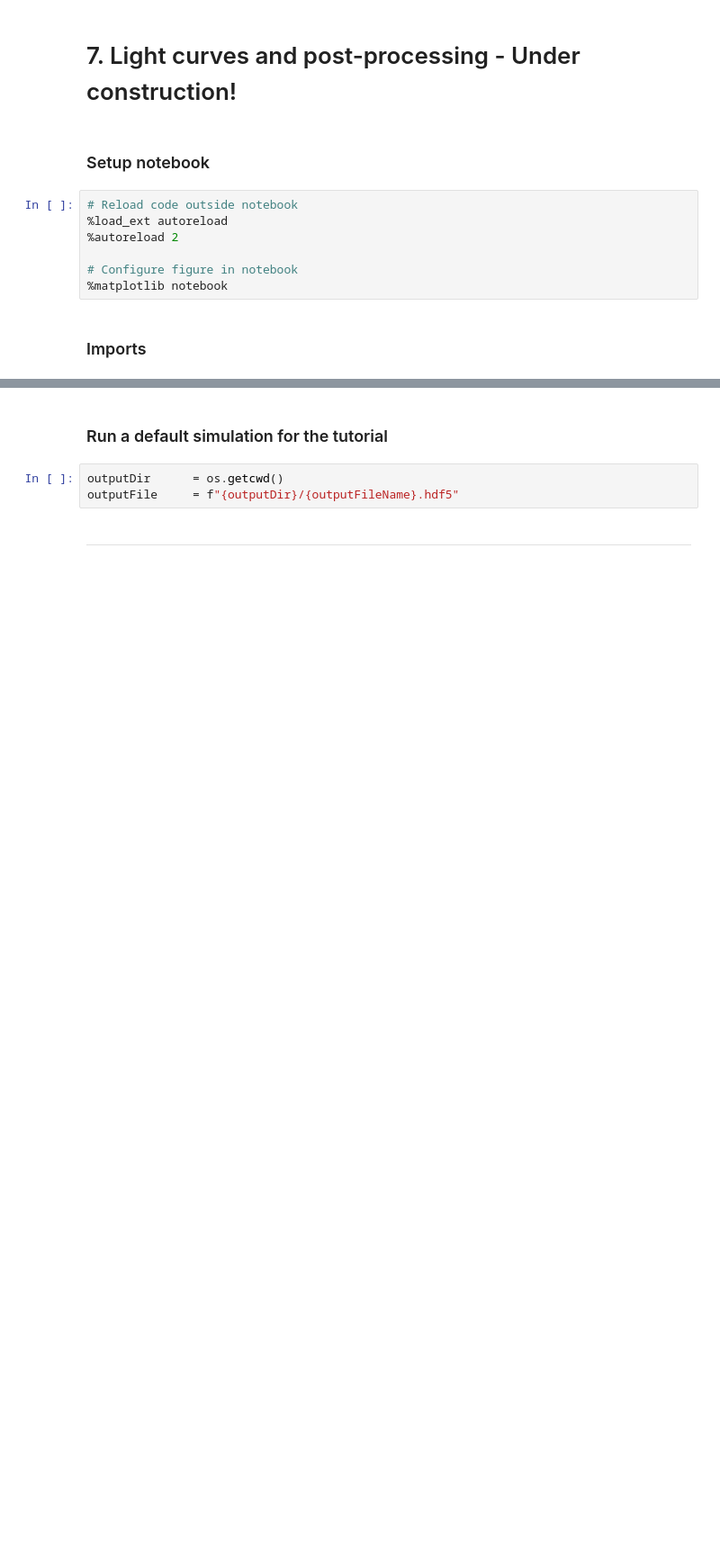
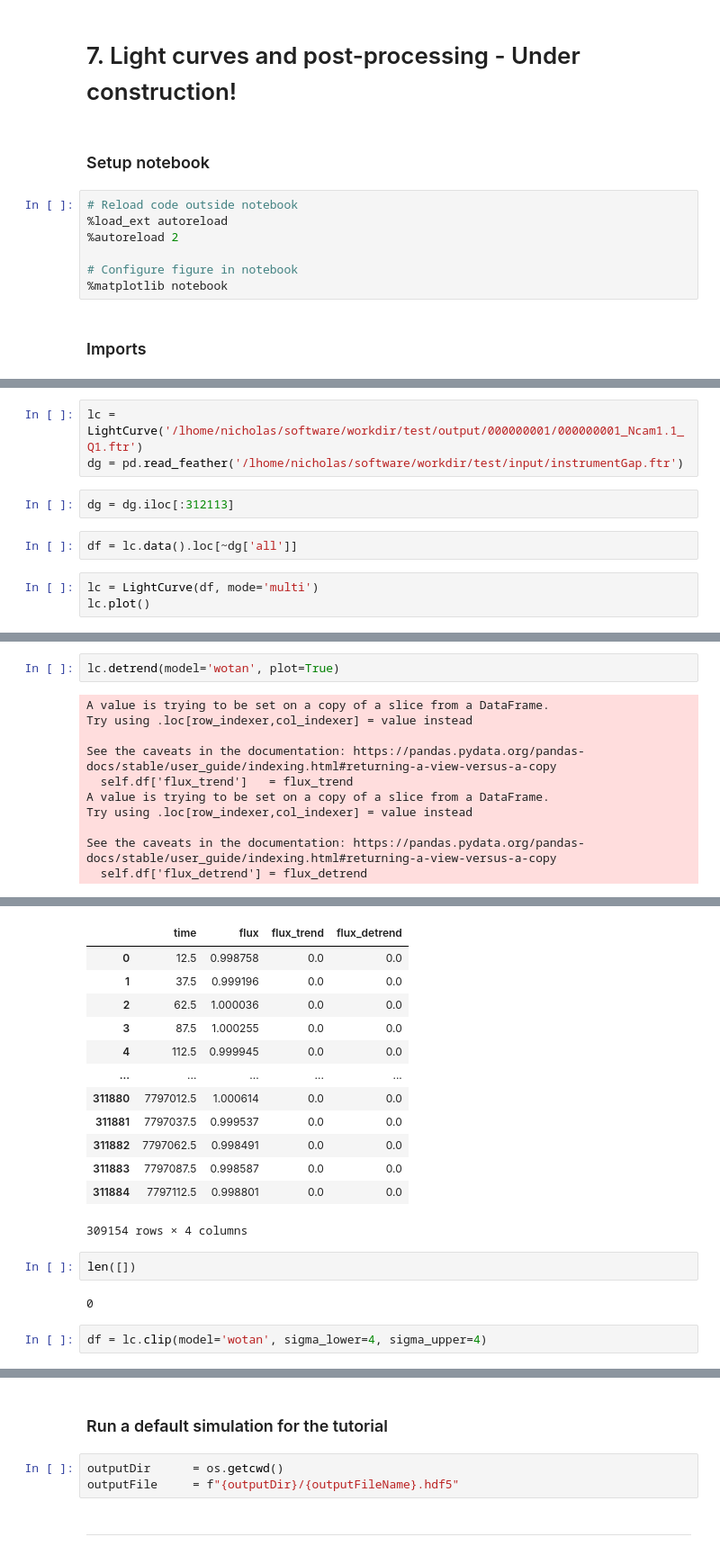
Before and after one commit to ivs-kuleuven/platosim3, a Jupyter notebook: docs/compose/07_PLATOnium/07_PLATOniumPostProcessing.ipynb, the cells around one changed output, grey strips where cells are left out. Shown at 90% size. Drawn from its saved outputs; the diff is of its cells as text; blank space fills up the shorter version.

```diff
--- a/docs/compose/07_PLATOnium/07_PLATOniumPostProcessing.ipynb
+++ b/docs/compose/07_PLATOnium/07_PLATOniumPostProcessing.ipynb
@@ -45,0 +46,10 @@ ModuleNotFoundError: No module named 'platosim.photometryfile'
+# %%
+lc = LightCurve('/lhome/nicholas/software/workdir/test/output/000000001/000000001_Ncam1.1_Q1.ftr')
+dg = pd.read_feather('/lhome/nicholas/software/workdir/test/input/instrumentGap.ftr')
+# %%
+dg = dg.iloc[:312113]
+# %%
+df = lc.data().loc[~dg['all']]
+# %%
+lc = LightCurve(df, mode='multi')
+lc.plot()
@@ -45,0 +61,13 @@ ModuleNotFoundError: No module named 'platosim.photometryfile'
+# %%
+lc.detrend(model='wotan', plot=True)
+# %% [output]
+A value is trying to be set on a copy of a slice from a DataFrame.
+Try using .loc[row_indexer,col_indexer] = value instead
+
+See the caveats in the documentation: https://pandas.pydata.org/pandas-docs/stable/user_guide/indexing.html#returning-a-view-versus-a-copy
+  self.df['flux_trend']   = flux_trend
+A value is trying to be set on a copy of a slice from a DataFrame.
+Try using .loc[row_indexer,col_indexer] = value instead
+
+See the caveats in the documentation: https://pandas.pydata.org/pandas-docs/stable/user_guide/indexing.html#returning-a-view-versus-a-copy
+  self.df['flux_detrend'] = flux_detrend
@@ -45,0 +76,19 @@ ModuleNotFoundError: No module named 'platosim.photometryfile'
+|  | time | flux | flux_trend | flux_detrend |
+| 0 | 12.5 | 0.998758 | 0.0 | 0.0 |
+| 1 | 37.5 | 0.999196 | 0.0 | 0.0 |
+| 2 | 62.5 | 1.000036 | 0.0 | 0.0 |
+| 3 | 87.5 | 1.000255 | 0.0 | 0.0 |
+| 4 | 112.5 | 0.999945 | 0.0 | 0.0 |
+| ... | ... | ... | ... | ... |
+| 311880 | 7797012.5 | 1.000614 | 0.0 | 0.0 |
+| 311881 | 7797037.5 | 0.999537 | 0.0 | 0.0 |
+| 311882 | 7797062.5 | 0.998491 | 0.0 | 0.0 |
+| 311883 | 7797087.5 | 0.998587 | 0.0 | 0.0 |
+| 311884 | 7797112.5 | 0.998801 | 0.0 | 0.0 |
+309154 rows × 4 columns
+# %%
+len([])
+# %% [output]
+0
+# %%
+df = lc.clip(model='wotan', sigma_lower=4, sigma_upper=4)
```
Also changed, not shown: parts of 6 cells of this notebook, 1 other file.
